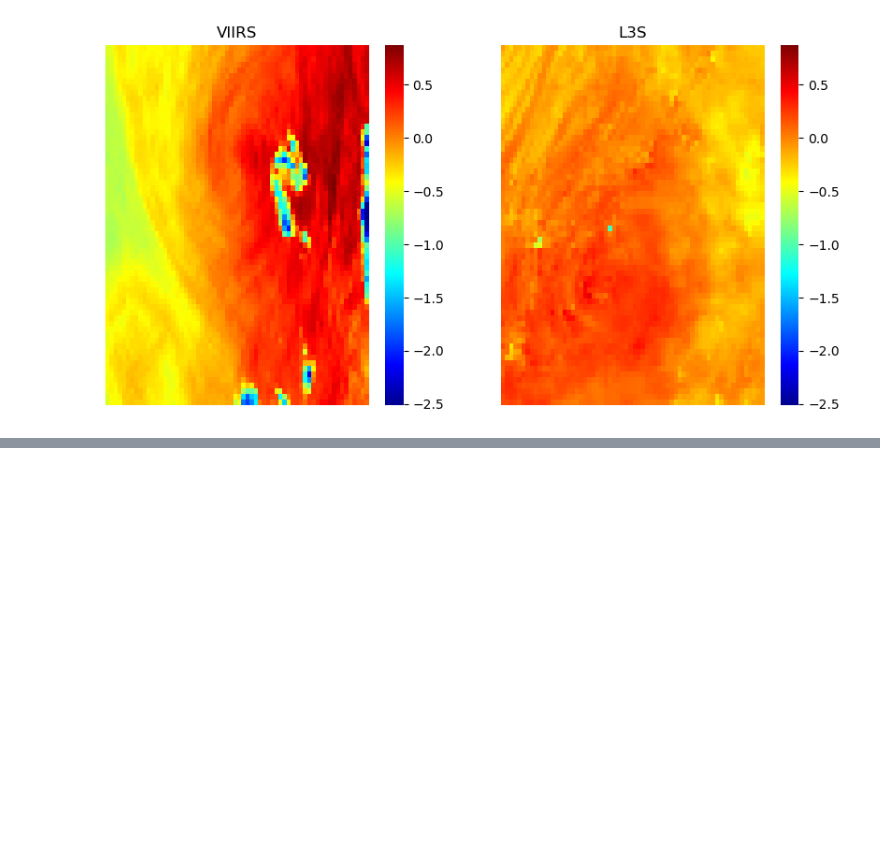
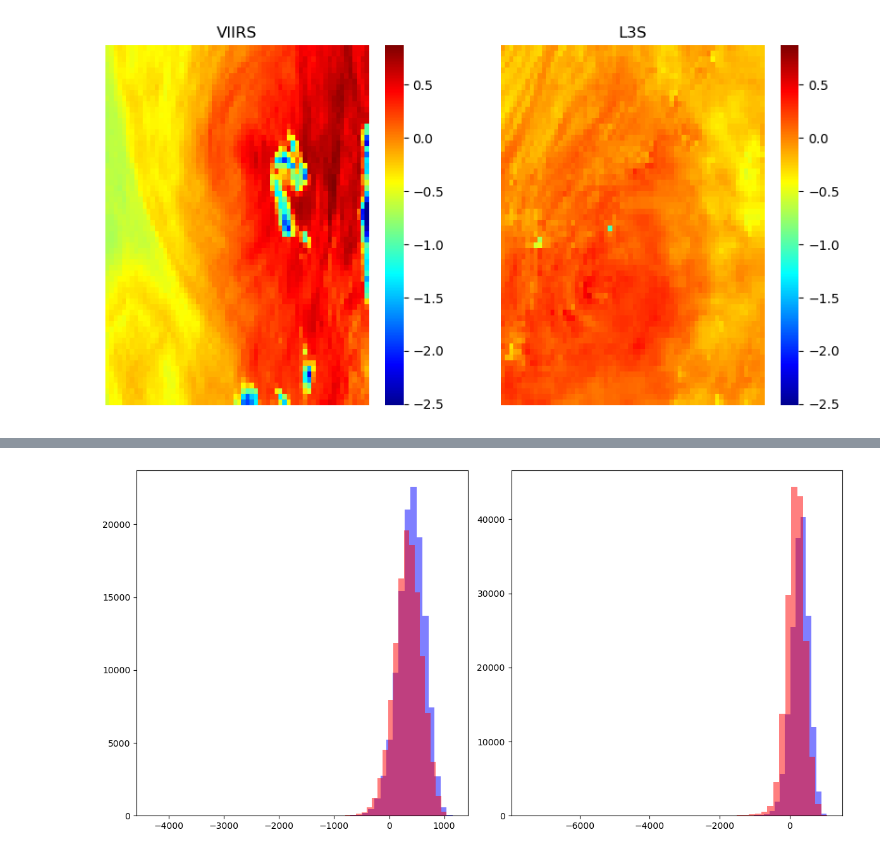
Before and after one commit to AI-for-Ocean-Science/ulmo, a Jupyter notebook: ulmo/sst_l3s/s3_images.ipynb, the cells around one changed output, grey strips where cells are left out. Drawn from its saved outputs; the diff is of its cells as text; code cells hidden in the pictures; blank space fills up the shorter version.

```diff
--- a/ulmo/sst_l3s/s3_images.ipynb
+++ b/ulmo/sst_l3s/s3_images.ipynb
@@ -335,0 +322,17 @@ plt.show()
+# %%
+# 2-d histogram: LL for L3S LL for L2 VIIRS, ones that met criteria
+# bin size = 50
+
+fig, axs = plt.subplots(1, 2, figsize=(12, 6))
+
+axs[0].hist(filtered_data['LL'], bins=50, alpha=0.5, label='LL', color='blue')
+axs[0].hist(filtered_data['VIIRS_LL'], bins=50, alpha=0.5, label='VIIRS_LL', color='red')
+
+axs[1].hist(table[filtered_mask]['LL'], bins=50, alpha=0.5, label='LL', color='blue')
+axs[1].hist(table[filtered_mask]['VIIRS_LL'], bins=50, alpha=0.5, label='VIIRS_LL', color='red')
+
+plt.tight_layout()
+
+plt.show()
+# %% [output]
+[figure, added]
```
Also changed, not shown: parts of 11 cells of this notebook.
